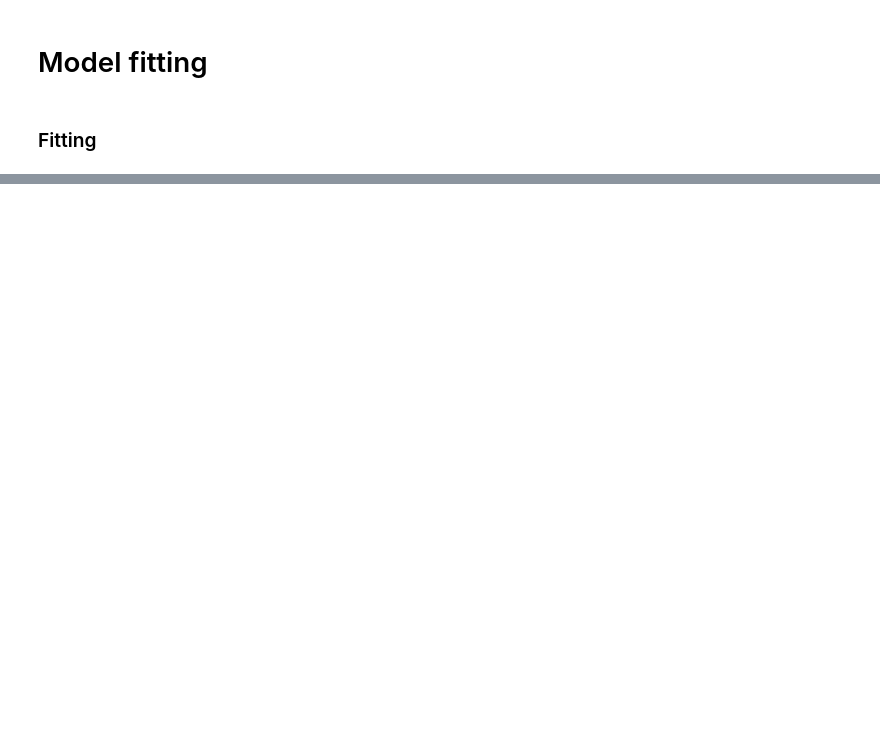
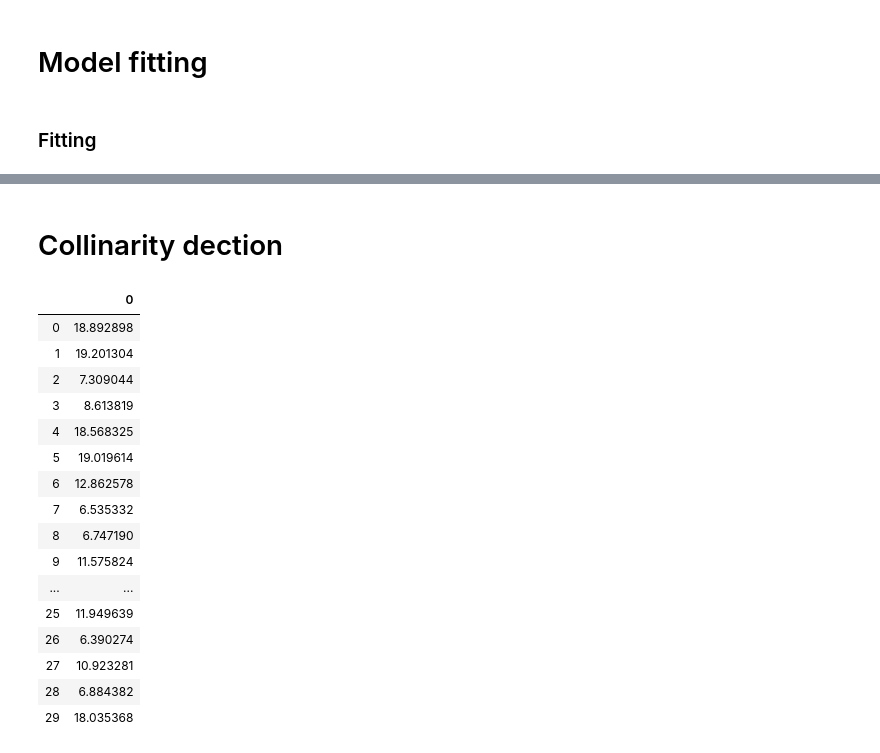
Before and after one commit to vita70579/Single-CH.-EEG-Automatic-Sleep-Staging-Structure, a Jupyter notebook: EEG Signal Post - Processing.ipynb, the cells around one changed output, grey strips where cells are left out. Saved outputs shown, nothing was run; the diff lists cells and outputs as text; code cells hidden in the pictures; blank space fills up the shorter version.

```diff
--- a/EEG Signal Post - Processing.ipynb
+++ b/EEG Signal Post - Processing.ipynb
@@ -98,0 +108,3 @@ df.to_csv('VIF_50.csv')
+# %%
+trX = FSM_1(trX,condition=30)
+trX.shape
@@ -145,0 +228,38 @@ with open("REPORT.csv", "a+") as csvfile:
+# %%
+# Level_0 ACC
+cv_ = []
+
+for i in list(train_X.columns.get_level_values(0).unique()):
+    trX = encoder.fit_transform(train_X.xs(i,level = 0,axis=1))
+    cv_.append(cross_val_score(estimator, trX, trY, cv=5).mean())
+
+with open("REPORT.csv", "a+") as csvfile:
+    writer = csv.writer(csvfile)
+    writer.writerow([""]+list(train_X.columns.get_level_values(0).unique()))
+    writer.writerow(['Level_0_Acc']+cv_)
+# %%
+# Level_1 ACC
+cv_=[]
+
+for i in list(train_X.columns.get_level_values(1).unique()):
+    trX = encoder.fit_transform(train_X.xs(i,level = 1,axis=1))
+    cv_.append(cross_val_score(estimator, trX, trY, cv=5).mean())
+
+with open("REPORT.csv", "a+") as csvfile:
+    writer = csv.writer(csvfile)
+    writer.writerow([""]+list(train_X.columns.get_level_values(1).unique()))
+    writer.writerow(['Level_1_Acc']+cv_)
+# %%
+# Level_2 ACC
+cv_=[]
+
+for i in list(train_X.columns):
+    trX = encoder.fit_transform(train_X[[i]])
+    cv_.append(cross_val_score(estimator, trX, trY, cv=5).mean())
+
+with open("REPORT.csv", "a+") as csvfile:
+    writer = csv.writer(csvfile)
+    writer.writerow([""]+list(train_X.columns))
+    writer.writerow(['Level_2_Acc']+cv_)
+# %% [markdown]
+# Collinarity dection
@@ -145,0 +269,24 @@ with open("REPORT.csv", "a+") as csvfile:
+# %%
+temp = add_constant(trX)
+VIF_ = [variance_inflation_factor(temp, i) for i in range(temp.shape[1])][1:]
+df = pd.DataFrame(VIF_)
+df.to_csv('VIF_.csv')
+df
+# %% [output]
+|  | 0 |
+| 0 | 18.892898 |
+| 1 | 19.201304 |
+| 2 | 7.309044 |
+| 3 | 8.613819 |
+| 4 | 18.568325 |
+| 5 | 19.019614 |
+| 6 | 12.862578 |
+| 7 | 6.535332 |
+| 8 | 6.747190 |
+| 9 | 11.575824 |
+| ... | ... |
+| 25 | 11.949639 |
+| 26 | 6.390274 |
+| 27 | 10.923281 |
+| 28 | 6.884382 |
+| 29 | 18.035368 |
```
Also changed, not shown: parts of 22 cells of this notebook.
